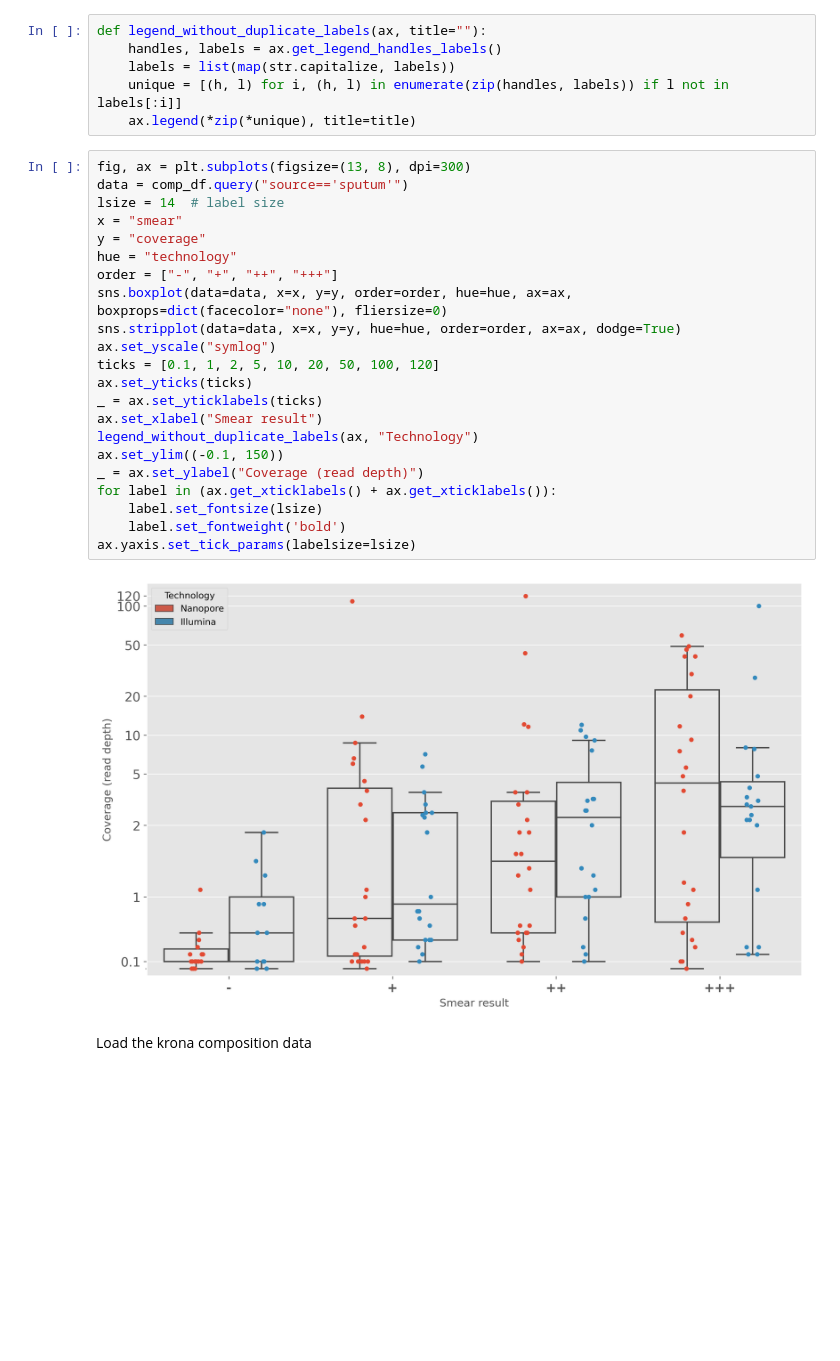
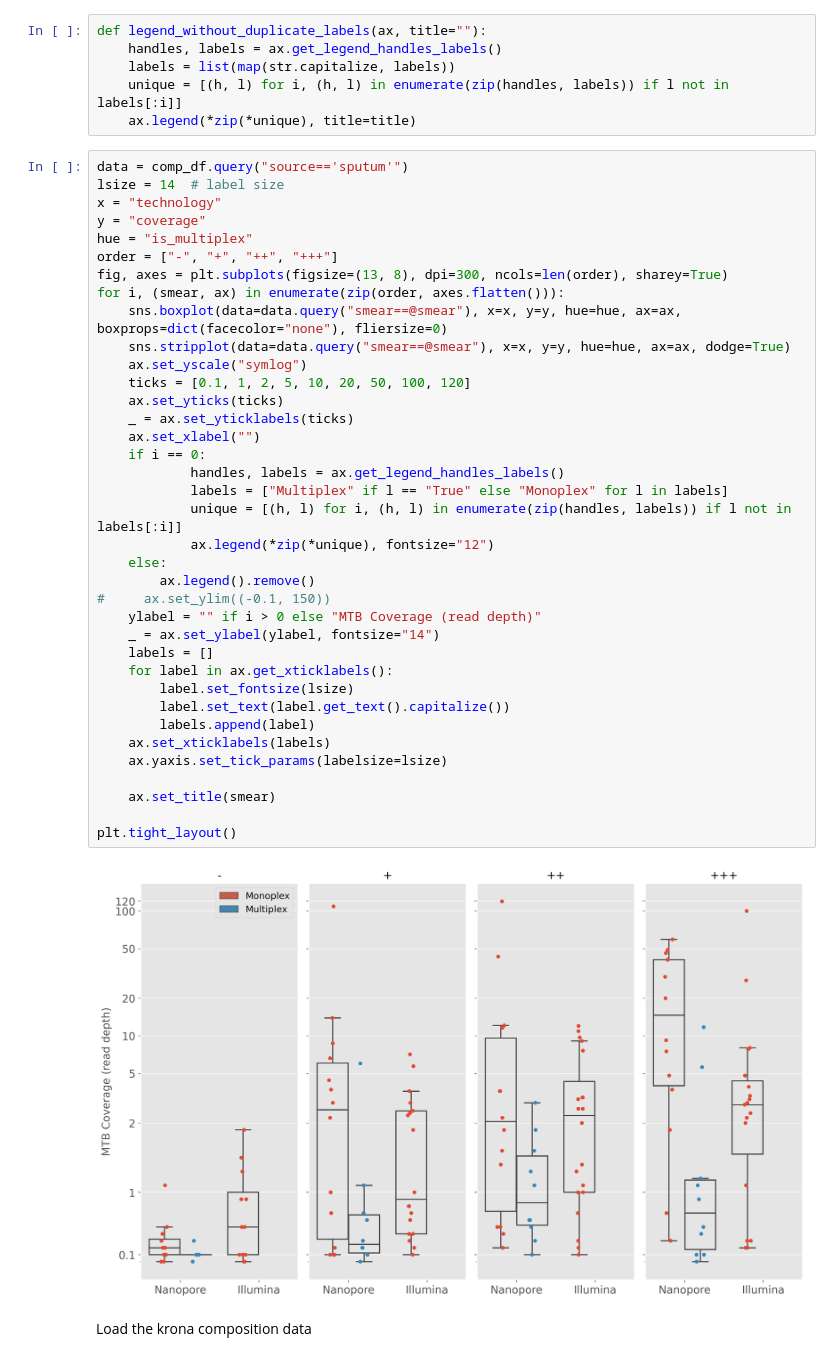
Before and after one commit to iqbal-lab-org/tb-sputum-project, a Jupyter notebook: workflow/notebooks/composition_eda.ipynb, the cells around one changed output. Saved outputs shown, nothing was run; the diff lists cells and outputs as text; blank space fills up the shorter version.

```diff
--- a/workflow/notebooks/composition_eda.ipynb
+++ b/workflow/notebooks/composition_eda.ipynb
@@ -210,29 +210,44 @@ def legend_without_duplicate_labels(ax, title=""):
     unique = [(h, l) for i, (h, l) in enumerate(zip(handles, labels)) if l not in labels[:i]]
     ax.legend(*zip(*unique), title=title)
 # %%
-fig, ax = plt.subplots(figsize=(13, 8), dpi=300)
 data = comp_df.query("source=='sputum'")
 lsize = 14  # label size
-x = "smear"
+x = "technology"
 y = "coverage"
-hue = "technology"
+hue = "is_multiplex"
 order = ["-", "+", "++", "+++"]
-sns.boxplot(data=data, x=x, y=y, order=order, hue=hue, ax=ax, boxprops=dict(facecolor="none"), fliersize=0)
-sns.stripplot(data=data, x=x, y=y, hue=hue, order=order, ax=ax, dodge=True)
-ax.set_yscale("symlog")
-ticks = [0.1, 1, 2, 5, 10, 20, 50, 100, 120]
-ax.set_yticks(ticks)
-_ = ax.set_yticklabels(ticks)
-ax.set_xlabel("Smear result")
-legend_without_duplicate_labels(ax, "Technology")
-ax.set_ylim((-0.1, 150))
-_ = ax.set_ylabel("Coverage (read depth)")
-for label in (ax.get_xticklabels() + ax.get_xticklabels()):
-    label.set_fontsize(lsize)
-    label.set_fontweight('bold')
-ax.yaxis.set_tick_params(labelsize=lsize)
+fig, axes = plt.subplots(figsize=(13, 8), dpi=300, ncols=len(order), sharey=True)
+for i, (smear, ax) in enumerate(zip(order, axes.flatten())):
+    sns.boxplot(data=data.query("smear==@smear"), x=x, y=y, hue=hue, ax=ax, boxprops=dict(facecolor="none"), fliersize=0)
+    sns.stripplot(data=data.query("smear==@smear"), x=x, y=y, hue=hue, ax=ax, dodge=True)
+    ax.set_yscale("symlog")
+    ticks = [0.1, 1, 2, 5, 10, 20, 50, 100, 120]
+    ax.set_yticks(ticks)
+    _ = ax.set_yticklabels(ticks)
+    ax.set_xlabel("")
+    if i == 0:
+            handles, labels = ax.get_legend_handles_labels()
+            labels = ["Multiplex" if l == "True" else "Monoplex" for l in labels]
+            unique = [(h, l) for i, (h, l) in enumerate(zip(handles, labels)) if l not in labels[:i]]
+            ax.legend(*zip(*unique), fontsize="12")
+    else:
+        ax.legend().remove()
+#     ax.set_ylim((-0.1, 150))
+    ylabel = "" if i > 0 else "MTB Coverage (read depth)"
+    _ = ax.set_ylabel(ylabel, fontsize="14")
+    labels = []
+    for label in ax.get_xticklabels():
+        label.set_fontsize(lsize)
+        label.set_text(label.get_text().capitalize())
+        labels.append(label)
+    ax.set_xticklabels(labels)
+    ax.yaxis.set_tick_params(labelsize=lsize)
+
+    ax.set_title(smear)
+
+plt.tight_layout()
 # %% [output]
-[figure, old version]
+[figure, new version]
 # %% [markdown]
 Load the krona composition data
 # %%
```
Also changed, not shown: parts of 13 cells of this notebook, 2 other files.
